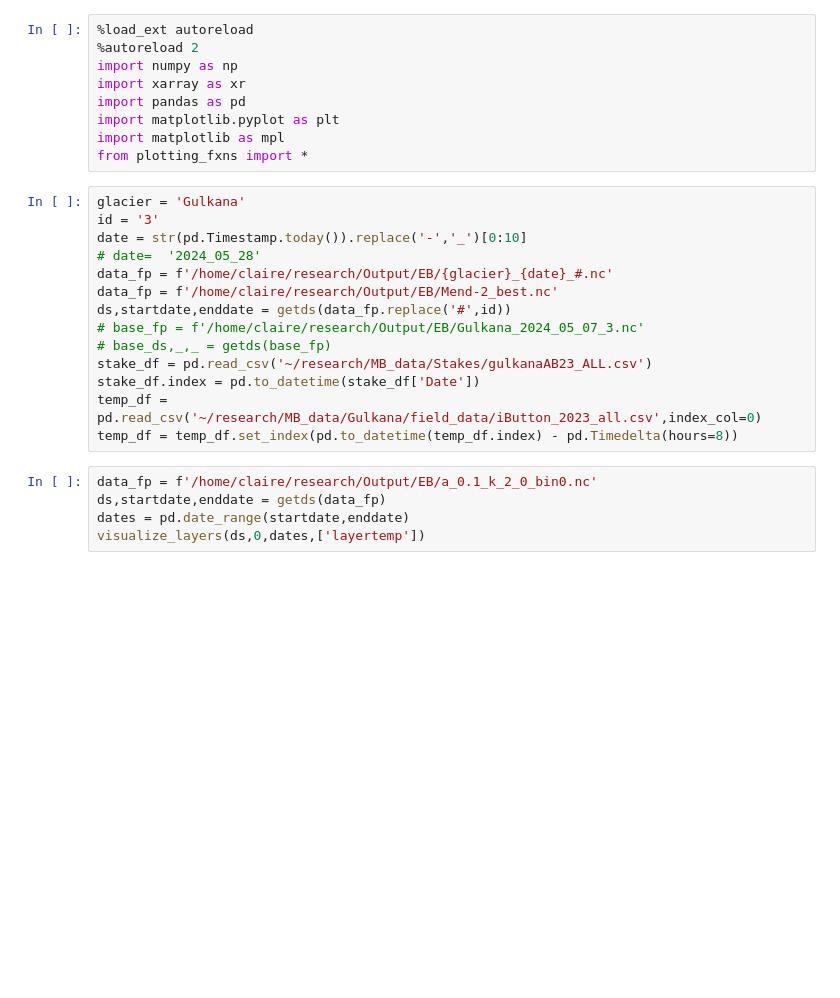
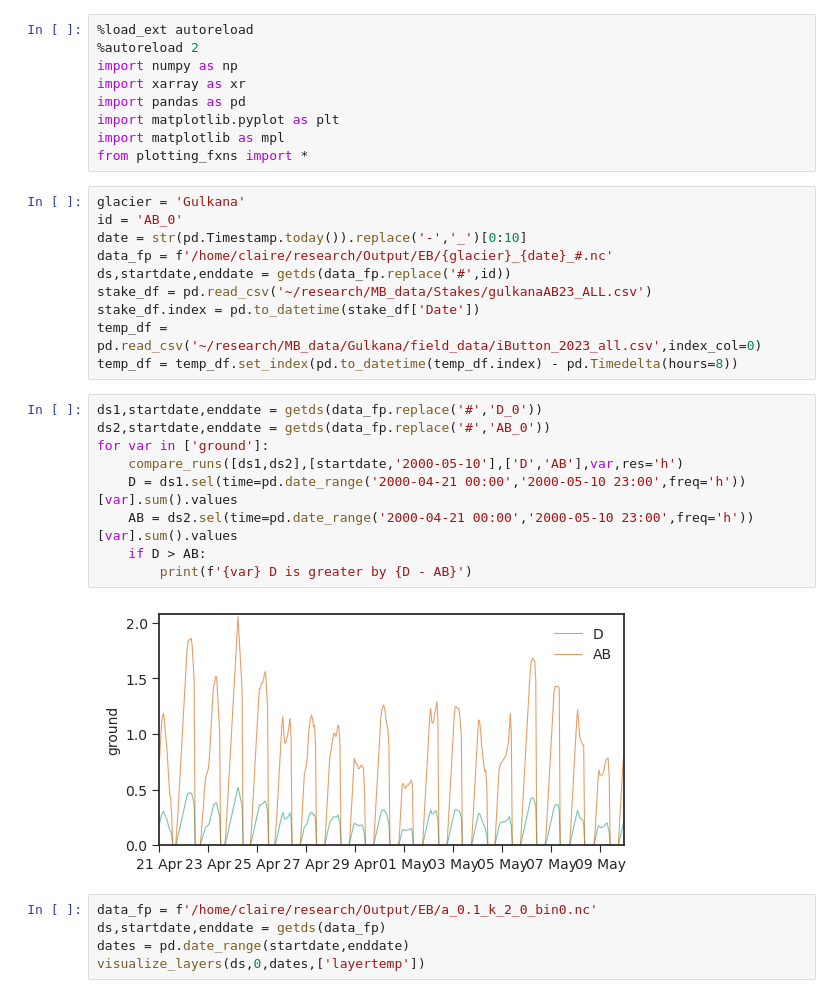
Before and after one commit to clairevwilson/PyGEM-EB, a Jupyter notebook: pygem_eb/processing/ebplotting.ipynb, the cells around one changed output. Cells and saved outputs as stored; diff of their text form; blank space fills up the shorter version.

```diff
--- a/pygem_eb/processing/ebplotting.ipynb
+++ b/pygem_eb/processing/ebplotting.ipynb
@@ -9,18 +9,25 @@ import matplotlib as mpl
 from plotting_fxns import *
 # %%
 glacier = 'Gulkana'
-id = '3'
+id = 'AB_0'
 date = str(pd.Timestamp.today()).replace('-','_')[0:10]
-# date=  '2024_05_28'
 data_fp = f'/home/claire/research/Output/EB/{glacier}_{date}_#.nc'
-data_fp = f'/home/claire/research/Output/EB/Mend-2_best.nc'
 ds,startdate,enddate = getds(data_fp.replace('#',id))
-# base_fp = f'/home/claire/research/Output/EB/Gulkana_2024_05_07_3.nc'
-# base_ds,_,_ = getds(base_fp)
 stake_df = pd.read_csv('~/research/MB_data/Stakes/gulkanaAB23_ALL.csv')
 stake_df.index = pd.to_datetime(stake_df['Date'])
 temp_df = pd.read_csv('~/research/MB_data/Gulkana/field_data/iButton_2023_all.csv',index_col=0)
 temp_df = temp_df.set_index(pd.to_datetime(temp_df.index) - pd.Timedelta(hours=8))
+# %%
+ds1,startdate,enddate = getds(data_fp.replace('#','D_0'))
+ds2,startdate,enddate = getds(data_fp.replace('#','AB_0'))
+for var in ['ground']:
+    compare_runs([ds1,ds2],[startdate,'2000-05-10'],['D','AB'],var,res='h')
+    D = ds1.sel(time=pd.date_range('2000-04-21 00:00','2000-05-10 23:00',freq='h'))[var].sum().values
+    AB = ds2.sel(time=pd.date_range('2000-04-21 00:00','2000-05-10 23:00',freq='h'))[var].sum().values
+    if D > AB:
+        print(f'{var} D is greater by {D - AB}')
+# %% [output]
+[figure, added]
 # %%
 data_fp = f'/home/claire/research/Output/EB/a_0.1_k_2_0_bin0.nc'
 ds,startdate,enddate = getds(data_fp)
```
Also changed, not shown: parts of 1 cell of this notebook, 6 other files.
